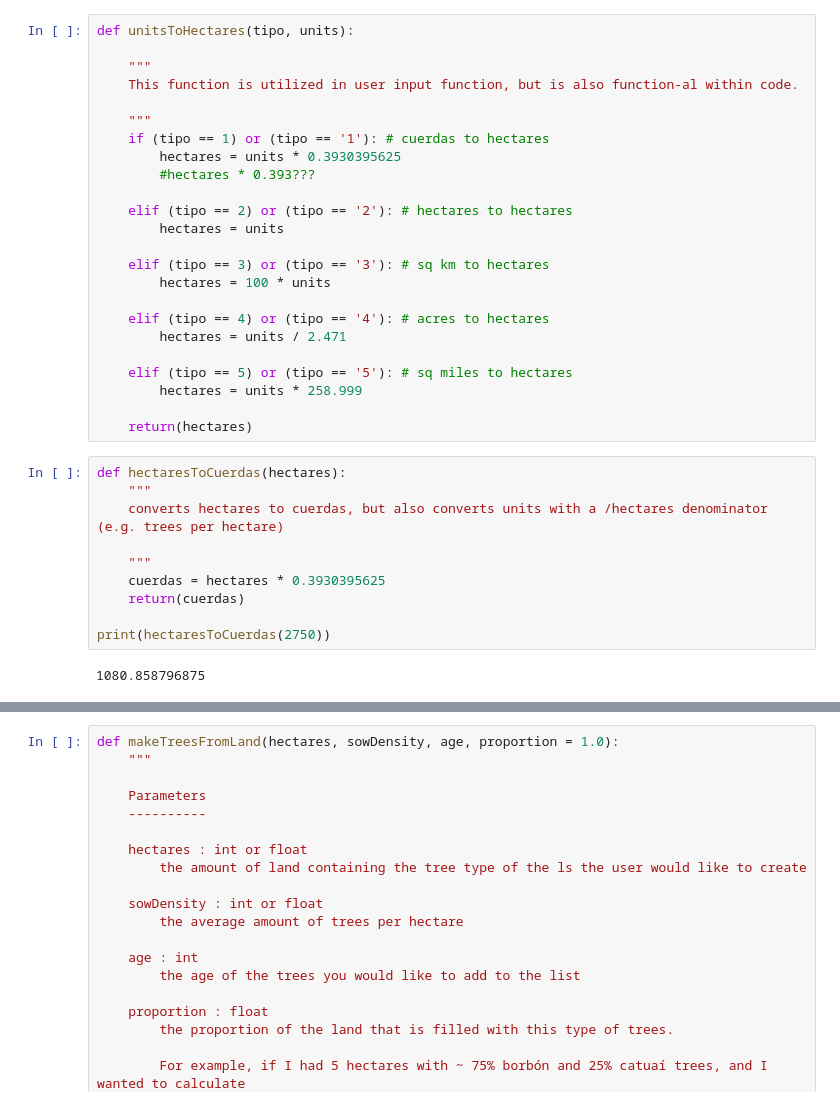
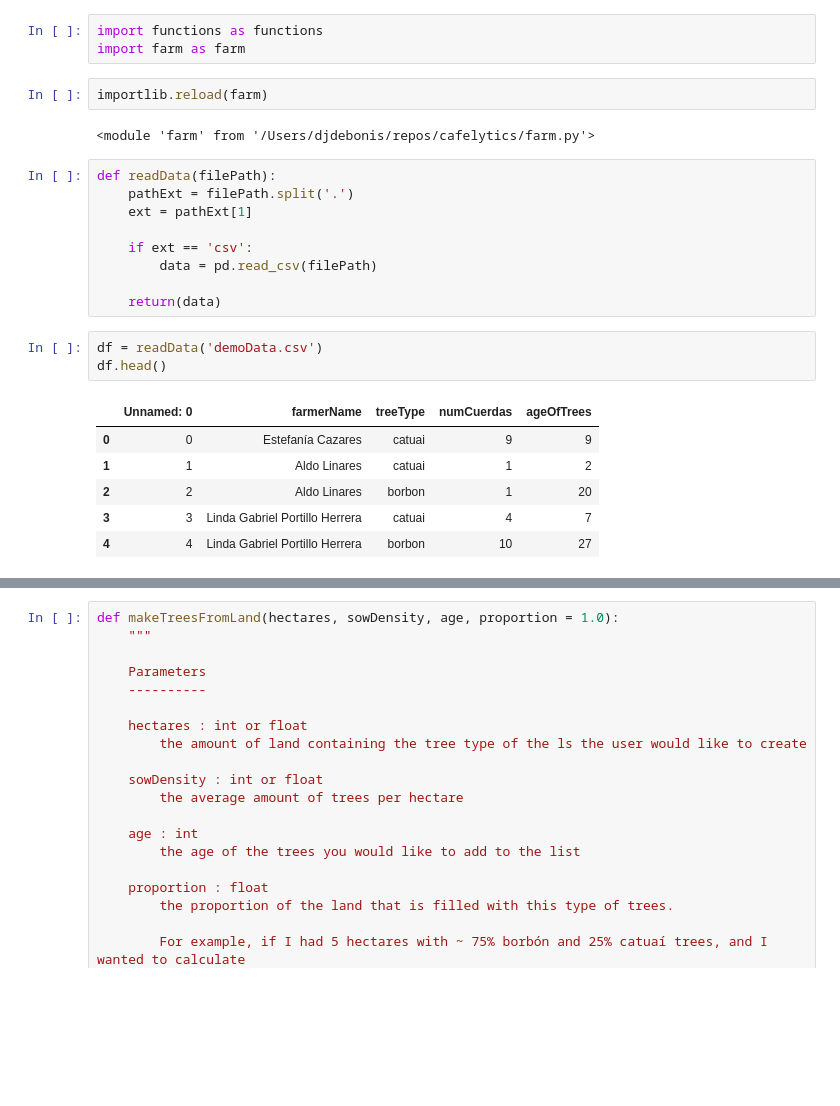
Before and after one commit to mindthegrow/cafelytics, a Jupyter notebook: develop.ipynb, the cells around one changed output, grey strips where cells are left out. Cells and saved outputs as stored; diff of their text form; blank space fills up the shorter version.

```diff
--- a/develop.ipynb
+++ b/develop.ipynb
@@ -56,36 +7,26 @@ def promptUnits():
-# %%
-def unitsToHectares(tipo, units):
-
-    """
-    This function is utilized in user input function, but is also function-al within code.
-
-    """
-    if (tipo == 1) or (tipo == '1'): # cuerdas to hectares
-        hectares = units * 0.3930395625
-        #hectares * 0.393???
-
-    elif (tipo == 2) or (tipo == '2'): # hectares to hectares
-        hectares = units
-
-    elif (tipo == 3) or (tipo == '3'): # sq km to hectares
-        hectares = 100 * units
-
-    elif (tipo == 4) or (tipo == '4'): # acres to hectares
-        hectares = units / 2.471
-
-    elif (tipo == 5) or (tipo == '5'): # sq miles to hectares
-        hectares = units * 258.999
-
-    return(hectares)
-# %%
-def hectaresToCuerdas(hectares):
-    """
-    converts hectares to cuerdas, but also converts units with a /hectares denominator (e.g. trees per hectare)
-
-    """
-    cuerdas = hectares * 0.3930395625
-    return(cuerdas)
-
-print(hectaresToCuerdas(2750))
-# %% [output]
-1080.858796875
+# %%
+import functions as functions
+import farm as farm
+# %%
+importlib.reload(farm)
+# %% [output]
+<module 'farm' from '/Users/djdebonis/repos/cafelytics/farm.py'>
+# %%
+def readData(filePath):
+    pathExt = filePath.split('.')
+    ext = pathExt[1]
+
+    if ext == 'csv':
+        data = pd.read_csv(filePath)
+
+    return(data)
+# %%
+df = readData('demoData.csv')
+df.head()
+# %% [output]
+|  | Unnamed: 0 | farmerName | treeType | numCuerdas | ageOfTrees |
+| 0 | 0 | Estefanía Cazares | catuai | 9 | 9 |
+| 1 | 1 | Aldo Linares | catuai | 1 | 2 |
+| 2 | 2 | Aldo Linares | borbon | 1 | 20 |
+| 3 | 3 | Linda Gabriel Portillo Herrera | catuai | 4 | 7 |
+| 4 | 4 | Linda Gabriel Portillo Herrera | borbon | 10 | 27 |
```
Also changed, not shown: parts of 12 cells of this notebook.
